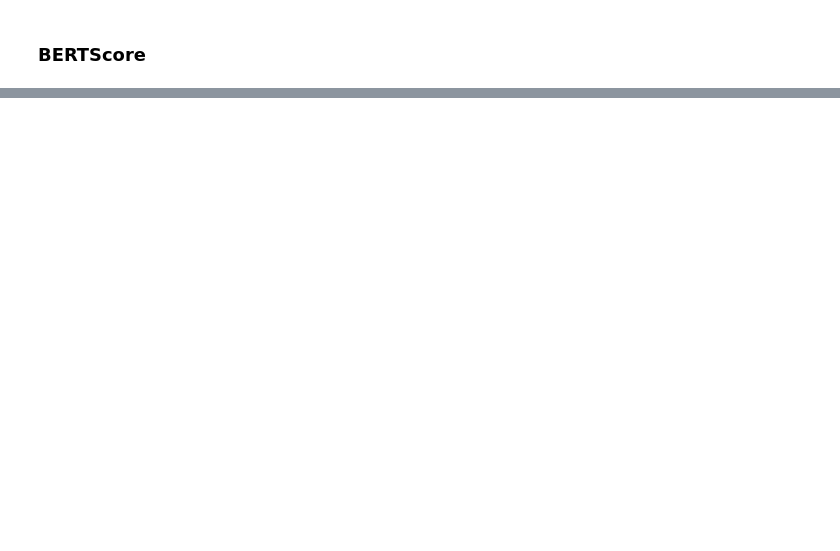
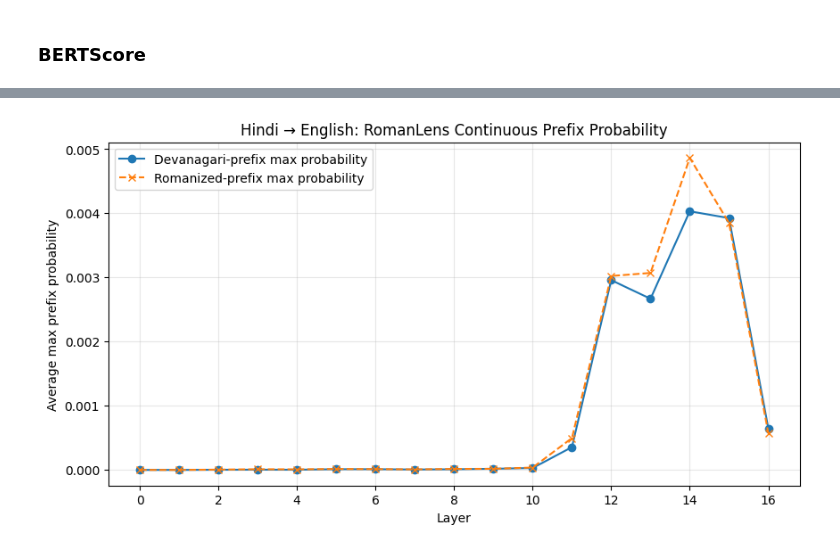
Before and after one commit to anncli/NLP-Project, a Jupyter notebook: project.ipynb, the cells around one changed output, grey strips where cells are left out. Cells and saved outputs as stored; diff of their text form; code cells hidden in the pictures; blank space fills up the shorter version.

```diff
--- a/project.ipynb
+++ b/project.ipynb
@@ -215,4 +231,4 @@ Batch 1/157, Loss: 1.4290
 # %%
 sampling_client = training_client.save_weights_and_get_sampling_client(
-    name="llama-hi-en-translation"
+    name="llama-native-hi-en-translation"
 )
@@ -356,0 +614,45 @@ Precision: 0.5351, Recall: 0.5206
+# %%
+@torch.no_grad()
+def max_prefix_prob(examples, prompt_fn, token_key, max_examples=200):
+    totals = None
+    n = 0
+
+    for ex in examples[:max_examples]:
+        tok_list = ex[token_key]
+        if not tok_list:
+            continue
+
+        tok_ids = torch.tensor(tok_list, device=device)
+
+        logits = layer_logits(prompt_fn(ex))
+        probs  = torch.softmax(logits, dim=-1)
+
+        subset = probs.index_select(1, tok_ids)
+        maxp   = subset.max(dim=-1).values.cpu().numpy()
+
+        if totals is None:
+            totals = maxp
+        else:
+            totals += maxp
+
+        n += 1
+
+    return totals / n
+# %%
+mp_dev = max_prefix_prob(examples, build_prompt_hi2en, "dev_ids")
+mp_rom = max_prefix_prob(examples, build_prompt_hi2en, "rom_ids")
+# %%
+layers = np.arange(len(mp_dev))
+
+plt.figure(figsize=(10,5))
+plt.plot(layers, mp_dev, marker='o', label="Devanagari-prefix max probability")
+plt.plot(layers, mp_rom, marker='x', linestyle='--', label="Romanized-prefix max probability")
+
+plt.xlabel("Layer")
+plt.ylabel("Average max prefix probability")
+plt.title("Hindi → English: RomanLens Continuous Prefix Probability")
+plt.grid(True, alpha=0.3)
+plt.legend()
+plt.show()
+# %% [output]
+[figure, added]
```
Also changed, not shown: parts of 25 cells of this notebook, 1 other file.
